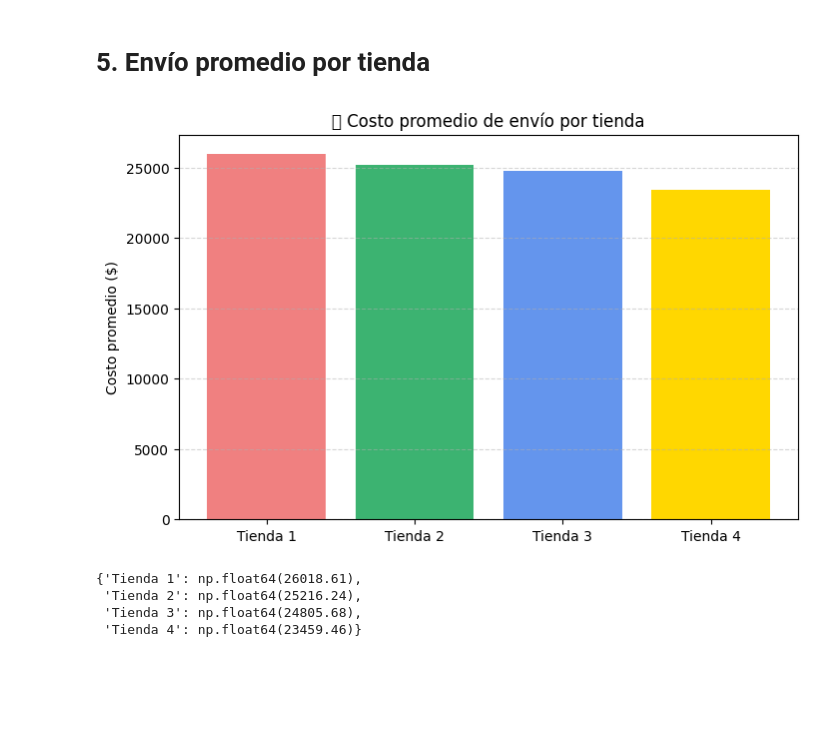
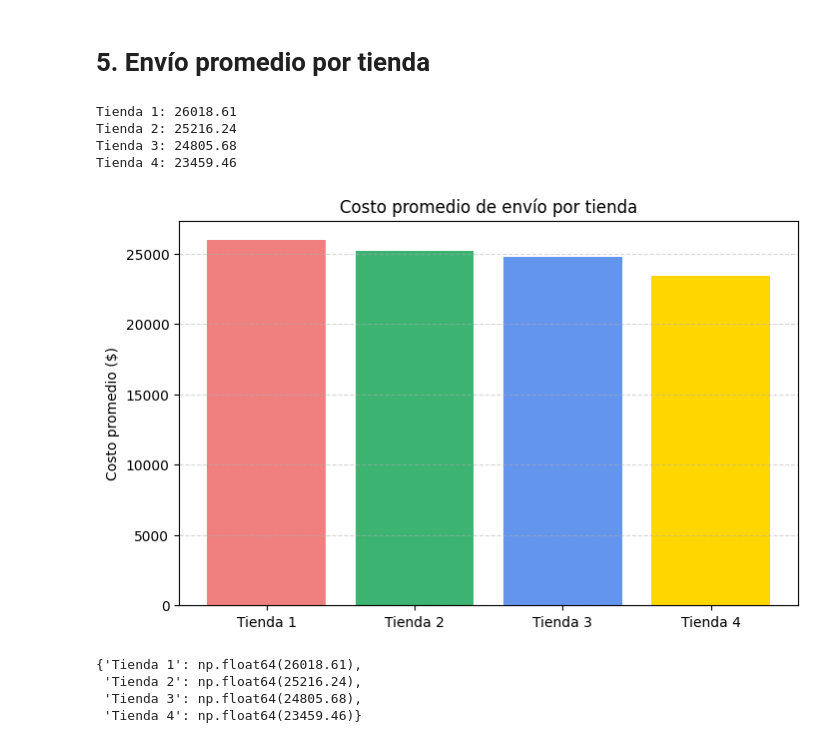
Before and after one commit to Monica-Restrepo/Challenge1_Data_Science, a Jupyter notebook: AluraStoreLatam.ipynb, the cells around one changed output. Drawn from its saved outputs; the diff is of its cells as text; code cells hidden in the pictures; blank space fills up the shorter version.

```diff
--- a/AluraStoreLatam.ipynb
+++ b/AluraStoreLatam.ipynb
@@ -149,32 +255,40 @@ calificaciones_promedio(tienda, tienda2, tienda3, tienda4)
 # %%
 def envio_promedio(t1, t2, t3, t4):
     # Calculamos promedio
     prom1 = t1['Costo de envío'].mean()
     prom2 = t2['Costo de envío'].mean()
     prom3 = t3['Costo de envío'].mean()
     prom4 = t4['Costo de envío'].mean()
 
     # Almacenamos datos
     nombres = ['Tienda 1', 'Tienda 2', 'Tienda 3', 'Tienda 4']
     envios = [prom1, prom2, prom3, prom4]
+    print("Tienda 1: {:.2f}".format(prom1))
+    print("Tienda 2: {:.2f}".format(prom2))
+    print("Tienda 3: {:.2f}".format(prom3))
+    print("Tienda 4: {:.2f}".format(prom4))
 
     # Gráfico de barras
     plt.figure(figsize=(8,5))
     colores = ['lightcoral', 'mediumseagreen', 'cornflowerblue', 'gold']
     plt.bar(nombres, envios, color=colores)
 
     # Estética
-    plt.title("📦 Costo promedio de envío por tienda")
+    plt.title("Costo promedio de envío por tienda")
     plt.ylabel("Costo promedio ($)")
     plt.grid(axis='y', linestyle='--', alpha=0.5)
     plt.show()
 
     return dict(zip(nombres, [round(p, 2) for p in envios]))
 
 envio_promedio(tienda, tienda2, tienda3, tienda4)
 # %% [output]
+Tienda 1: 26018.61
+Tienda 2: 25216.24
+Tienda 3: 24805.68
+Tienda 4: 23459.46
-[figure, old version]
+[figure, new version]
-{'Tienda 1': np.float64(26018.61),
- 'Tienda 2': np.float64(25216.24),
- 'Tienda 3': np.float64(24805.68),
- 'Tienda 4': np.float64(23459.46)}
+{'Tienda 1': np.float64(26018.61),
+ 'Tienda 2': np.float64(25216.24),
+ 'Tienda 3': np.float64(24805.68),
+ 'Tienda 4': np.float64(23459.46)}
```
Also changed, not shown: parts of 6 cells of this notebook.
